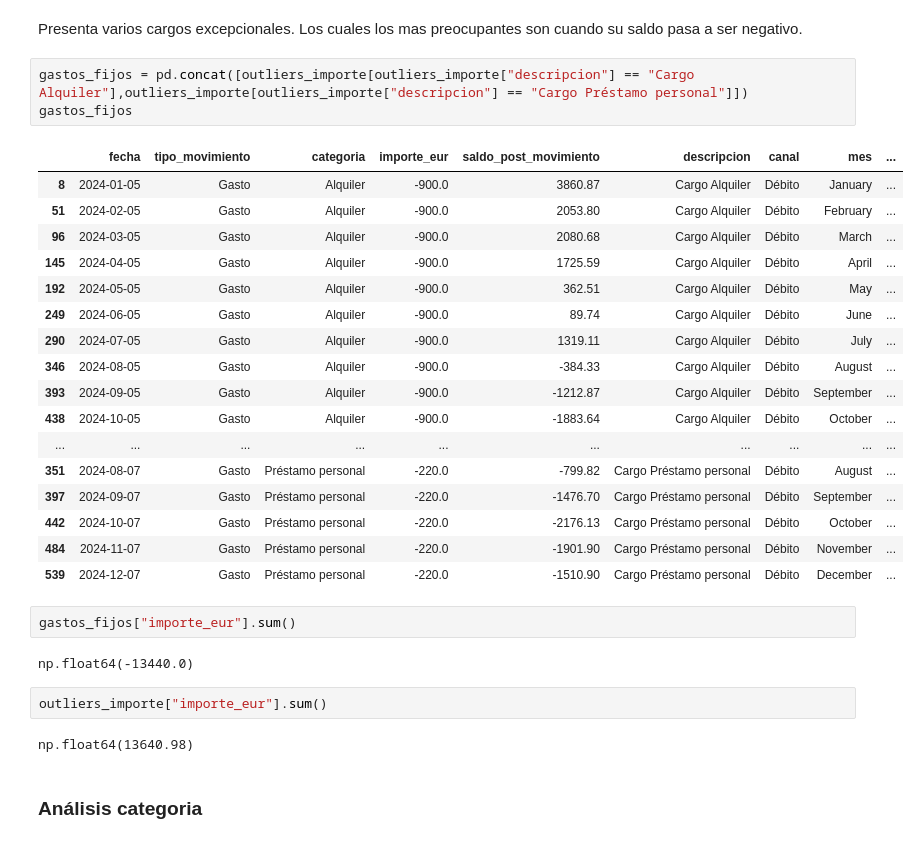
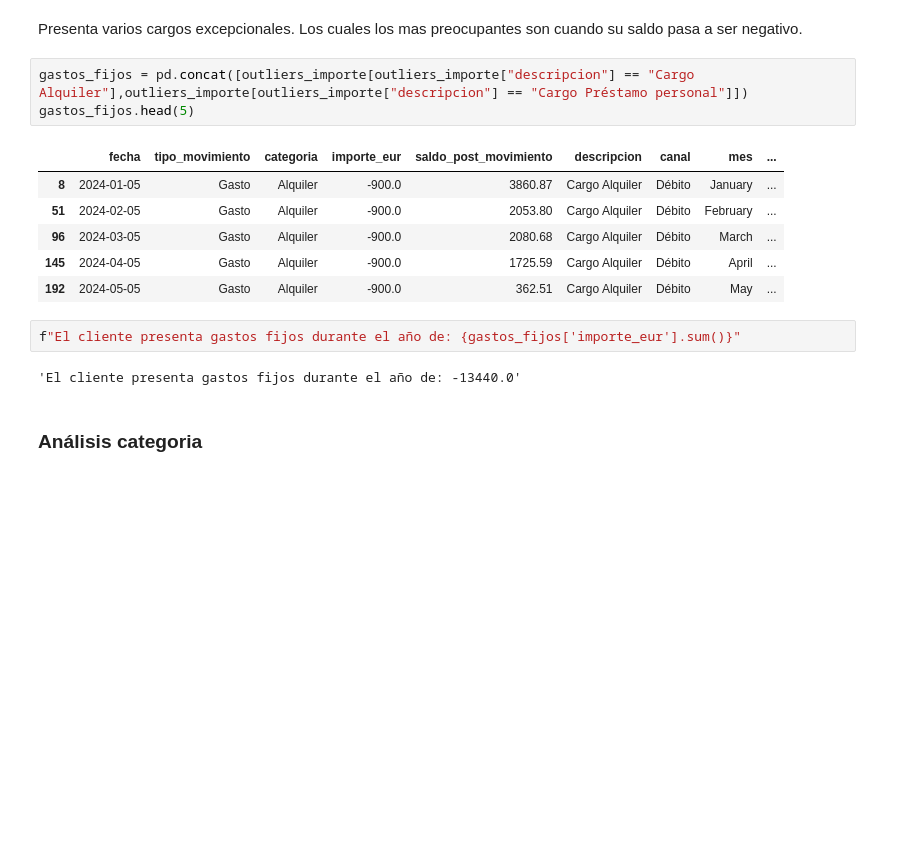
Before and after one commit to maxicoceres-data/Analisis_Exploratorio_de_Movimientos-Bancarios-y-Reportes, a Jupyter notebook: analisis.ipynb, the cells around one changed output. Saved outputs shown, nothing was run; the diff lists cells and outputs as text; blank space fills up the shorter version.

```diff
--- a/analisis.ipynb
+++ b/analisis.ipynb
@@ -272,33 +272,18 @@ np.float64(-5469.839999999999)
 Presenta varios cargos excepcionales. Los cuales los mas preocupantes son cuando su saldo pasa a ser negativo.
 # %%
 gastos_fijos = pd.concat([outliers_importe[outliers_importe["descripcion"] == "Cargo Alquiler"],outliers_importe[outliers_importe["descripcion"] == "Cargo Préstamo personal"]])
-gastos_fijos
+gastos_fijos.head(5)
 # %% [output]
 |  | fecha | tipo_movimiento | categoria | importe_eur | saldo_post_movimiento | descripcion | canal | mes | ... |
 | 8 | 2024-01-05 | Gasto | Alquiler | -900.0 | 3860.87 | Cargo Alquiler | Débito | January | ... |
 | 51 | 2024-02-05 | Gasto | Alquiler | -900.0 | 2053.80 | Cargo Alquiler | Débito | February | ... |
 | 96 | 2024-03-05 | Gasto | Alquiler | -900.0 | 2080.68 | Cargo Alquiler | Débito | March | ... |
 | 145 | 2024-04-05 | Gasto | Alquiler | -900.0 | 1725.59 | Cargo Alquiler | Débito | April | ... |
 | 192 | 2024-05-05 | Gasto | Alquiler | -900.0 | 362.51 | Cargo Alquiler | Débito | May | ... |
-| 249 | 2024-06-05 | Gasto | Alquiler | -900.0 | 89.74 | Cargo Alquiler | Débito | June | ... |
-| 290 | 2024-07-05 | Gasto | Alquiler | -900.0 | 1319.11 | Cargo Alquiler | Débito | July | ... |
-| 346 | 2024-08-05 | Gasto | Alquiler | -900.0 | -384.33 | Cargo Alquiler | Débito | August | ... |
-| 393 | 2024-09-05 | Gasto | Alquiler | -900.0 | -1212.87 | Cargo Alquiler | Débito | September | ... |
-| 438 | 2024-10-05 | Gasto | Alquiler | -900.0 | -1883.64 | Cargo Alquiler | Débito | October | ... |
-| ... | ... | ... | ... | ... | ... | ... | ... | ... | ... |
-| 351 | 2024-08-07 | Gasto | Préstamo personal | -220.0 | -799.82 | Cargo Préstamo personal | Débito | August | ... |
-| 397 | 2024-09-07 | Gasto | Préstamo personal | -220.0 | -1476.70 | Cargo Préstamo personal | Débito | September | ... |
-| 442 | 2024-10-07 | Gasto | Préstamo personal | -220.0 | -2176.13 | Cargo Préstamo personal | Débito | October | ... |
-| 484 | 2024-11-07 | Gasto | Préstamo personal | -220.0 | -1901.90 | Cargo Préstamo personal | Débito | November | ... |
-| 539 | 2024-12-07 | Gasto | Préstamo personal | -220.0 | -1510.90 | Cargo Préstamo personal | Débito | December | ... |
 # %%
-gastos_fijos["importe_eur"].sum()
+f"El cliente presenta gastos fijos durante el año de: {gastos_fijos['importe_eur'].sum()}"
 # %% [output]
-np.float64(-13440.0)
+'El cliente presenta gastos fijos durante el año de: -13440.0'
-# %%
-outliers_importe["importe_eur"].sum()
-# %% [output]
-np.float64(13640.98)
 # %% [markdown]
 ### Análisis categoria
 # %%
```
Also changed, not shown: parts of 11 cells of this notebook.
